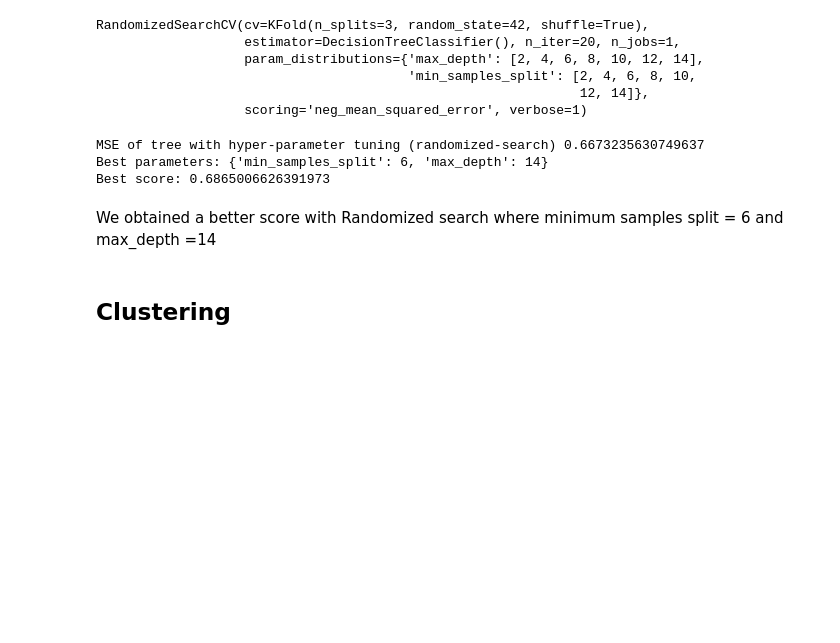
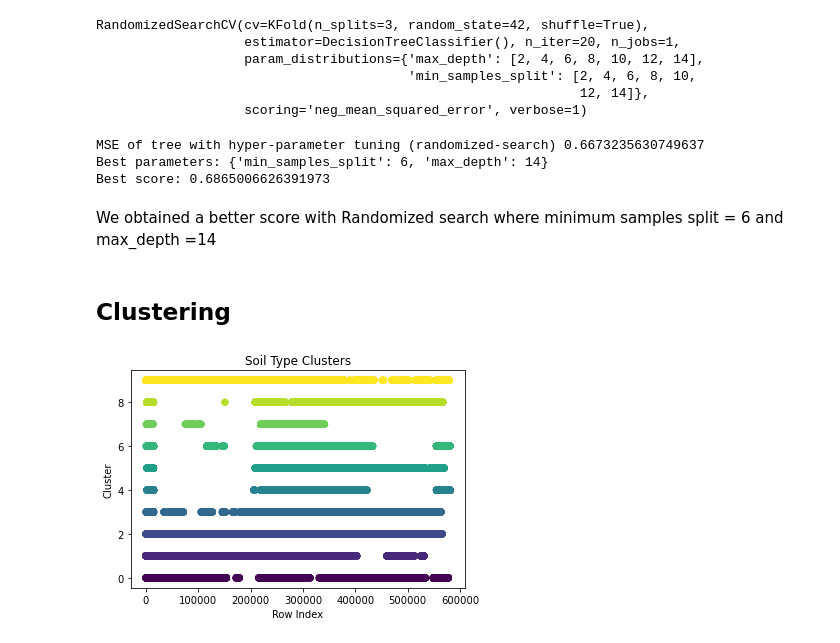
Before and after one commit to monica-navas-m/Machine-Learning, a Jupyter notebook: Notebook Python.ipynb, the cells around one changed output. Drawn from its saved outputs; the diff is of its cells as text; code cells hidden in the pictures; blank space fills up the shorter version.

Commit message:
updated notebook with clustering

```diff
--- a/Notebook Python.ipynb
+++ b/Notebook Python.ipynb
@@ -533,3 +533,30 @@ We obtained a better score with Randomized search where minimum samples split =
 # %% [markdown]
 <a name="cluster"></a>
 ## Clustering
+# %%
+from sklearn.cluster import KMeans
+
+# Get the soil type code column
+soil_type_code = df['Soil type code']
+
+# Initialize the KMeans object with 5 clusters
+kmeans = KMeans(n_clusters=10)
+
+# Fit the KMeans model on the soil type code column
+kmeans.fit(soil_type_code.to_numpy().reshape(-1, 1))
+
+# Get the cluster labels for each soil type code
+cluster_labels = kmeans.labels_
+
+# Add the cluster labels as a new column in the dataframe
+df['Soil type cluster'] = cluster_labels
+df
+
+# the clustering gonna be in lines ( Circles gonna take a huge time to run )
+plt.scatter(df.index, df['Soil type cluster'], c=df['Soil type cluster'])
+plt.xlabel('Row Index')
+plt.ylabel('Cluster')
+plt.title('Soil Type Clusters')
+plt.show()
+# %% [output]
+[figure, added]
```
Also changed, not shown: parts of 3 cells of this notebook.
